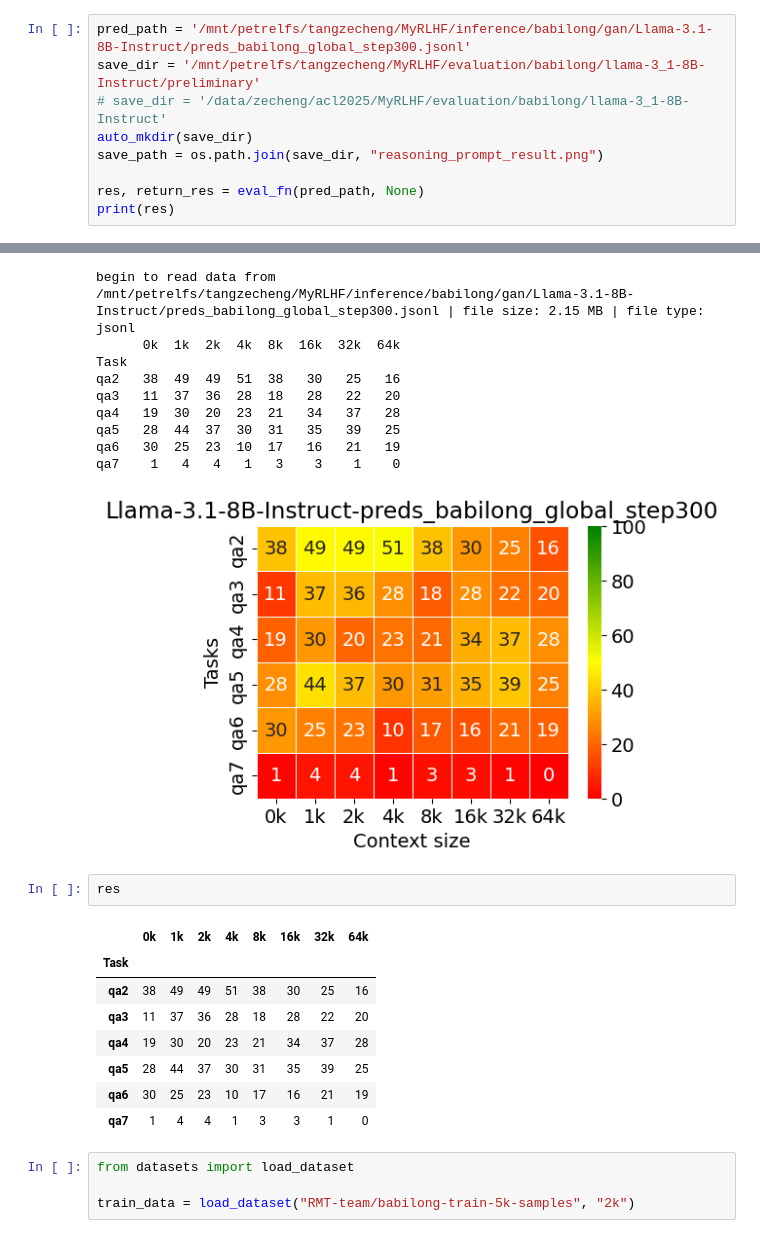
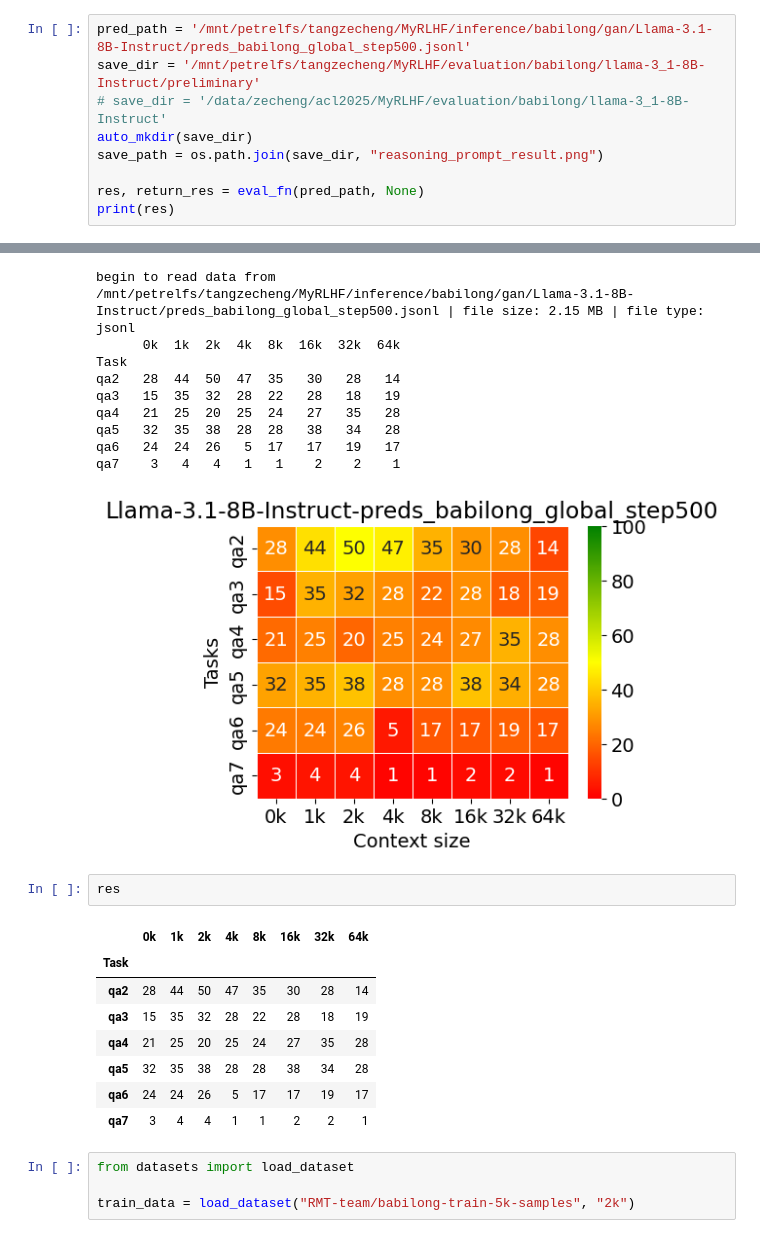
Before and after one commit to ZetangForward/MyRLHF, a Jupyter notebook: evaluation/babilong/eval.ipynb, the cells around one changed output, grey strips where cells are left out. Cells and saved outputs as stored; diff of their text form.

```diff
--- a/evaluation/babilong/eval.ipynb
+++ b/evaluation/babilong/eval.ipynb
@@ -124,5 +124,5 @@ ModelZipper is ready for launch🚀 | Current Version🦄 >>> 0.2.7 <<< | AOE Ti
 # %%
-pred_path = '/mnt/petrelfs/tangzecheng/MyRLHF/inference/babilong/gan/Llama-3.1-8B-Instruct/preds_babilong_global_step300.jsonl'
+pred_path = '/mnt/petrelfs/tangzecheng/MyRLHF/inference/babilong/gan/Llama-3.1-8B-Instruct/preds_babilong_global_step500.jsonl'
 save_dir = '/mnt/petrelfs/tangzecheng/MyRLHF/evaluation/babilong/llama-3_1-8B-Instruct/preliminary'
 # save_dir = '/data/zecheng/acl2025/MyRLHF/evaluation/babilong/llama-3_1-8B-Instruct'
 auto_mkdir(save_dir)
@@ -135,24 +135,24 @@ print(res)
-begin to read data from /mnt/petrelfs/tangzecheng/MyRLHF/inference/babilong/gan/Llama-3.1-8B-Instruct/preds_babilong_global_step300.jsonl | file size: 2.15 MB | file type: jsonl
+begin to read data from /mnt/petrelfs/tangzecheng/MyRLHF/inference/babilong/gan/Llama-3.1-8B-Instruct/preds_babilong_global_step500.jsonl | file size: 2.15 MB | file type: jsonl
       0k  1k  2k  4k  8k  16k  32k  64k
 Task
-qa2   38  49  49  51  38   30   25   16
-qa3   11  37  36  28  18   28   22   20
-qa4   19  30  20  23  21   34   37   28
-qa5   28  44  37  30  31   35   39   25
-qa6   30  25  23  10  17   16   21   19
-qa7    1   4   4   1   3    3    1    0
+qa2   28  44  50  47  35   30   28   14
+qa3   15  35  32  28  22   28   18   19
+qa4   21  25  20  25  24   27   35   28
+qa5   32  35  38  28  28   38   34   28
+qa6   24  24  26   5  17   17   19   17
+qa7    3   4   4   1   1    2    2    1
-[figure, old version]
+[figure, new version]
 # %%
 res
 # %% [output]
 |  | 0k | 1k | 2k | 4k | 8k | 16k | 32k | 64k |
 | Task |  |  |  |  |  |  |  |  |
-| qa2 | 38 | 49 | 49 | 51 | 38 | 30 | 25 | 16 |
-| qa3 | 11 | 37 | 36 | 28 | 18 | 28 | 22 | 20 |
-| qa4 | 19 | 30 | 20 | 23 | 21 | 34 | 37 | 28 |
-| qa5 | 28 | 44 | 37 | 30 | 31 | 35 | 39 | 25 |
-| qa6 | 30 | 25 | 23 | 10 | 17 | 16 | 21 | 19 |
-| qa7 | 1 | 4 | 4 | 1 | 3 | 3 | 1 | 0 |
+| qa2 | 28 | 44 | 50 | 47 | 35 | 30 | 28 | 14 |
+| qa3 | 15 | 35 | 32 | 28 | 22 | 28 | 18 | 19 |
+| qa4 | 21 | 25 | 20 | 25 | 24 | 27 | 35 | 28 |
+| qa5 | 32 | 35 | 38 | 28 | 28 | 38 | 34 | 28 |
+| qa6 | 24 | 24 | 26 | 5 | 17 | 17 | 19 | 17 |
+| qa7 | 3 | 4 | 4 | 1 | 1 | 2 | 2 | 1 |
 # %%
 from datasets import load_dataset
 
```
Also changed, not shown: parts of 2 cells of this notebook, 8 other files.
